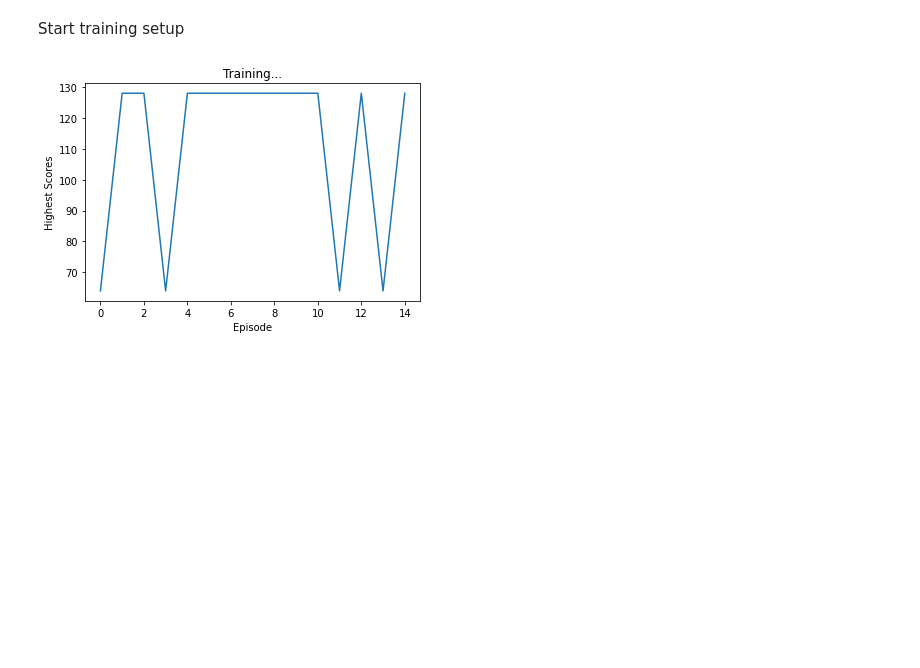
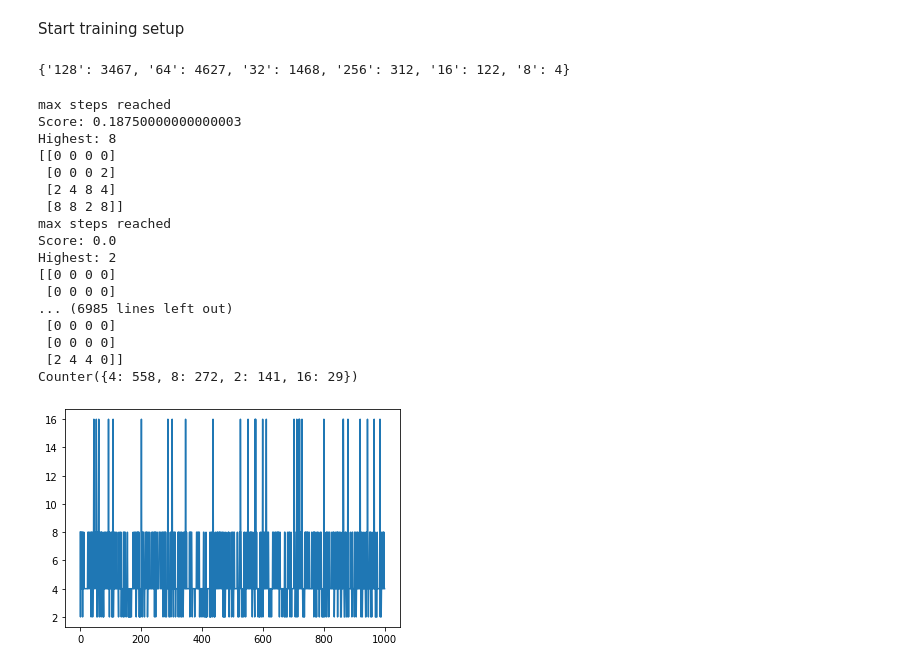
Before and after one commit to mandark97/2048Solver, a Jupyter notebook: Double DQN.ipynb, the cells around one changed output. Saved outputs shown, nothing was run; the diff lists cells and outputs as text; code cells hidden in the pictures; blank space fills up the shorter version.

```diff
--- a/Double DQN.ipynb
+++ b/Double DQN.ipynb
@@ -253,11 +256,30 @@ logging.basicConfig(level=logging.DEBUG, filename="run.log")
 # %%
 for i in range(10):
     train(num_episodes)
-    write_results(f"runs/ddqn1/{i}")
+    write_results(f"runs/ddqn3/{i}")
 # %% [output]
-[figure, removed]
+{'128': 3467, '64': 4627, '32': 1468, '256': 312, '16': 122, '8': 4}
 # %%
-evaluate(100)
+evaluate(1000)
+# %% [output]
+max steps reached
+Score: 0.18750000000000003
+Highest: 8
+[[0 0 0 0]
+ [0 0 0 2]
+ [2 4 8 4]
+ [8 8 2 8]]
+max steps reached
+Score: 0.0
+Highest: 2
+[[0 0 0 0]
+ [0 0 0 0]
+... (6985 lines left out)
+ [0 0 0 0]
+ [0 0 0 0]
+ [2 4 4 0]]
+Counter({4: 558, 8: 272, 2: 141, 16: 29})
+[figure, added]
 # %%
 class Reward2():
     @staticmethod
```
Also changed, not shown: parts of 4 cells of this notebook, 7 other files.
